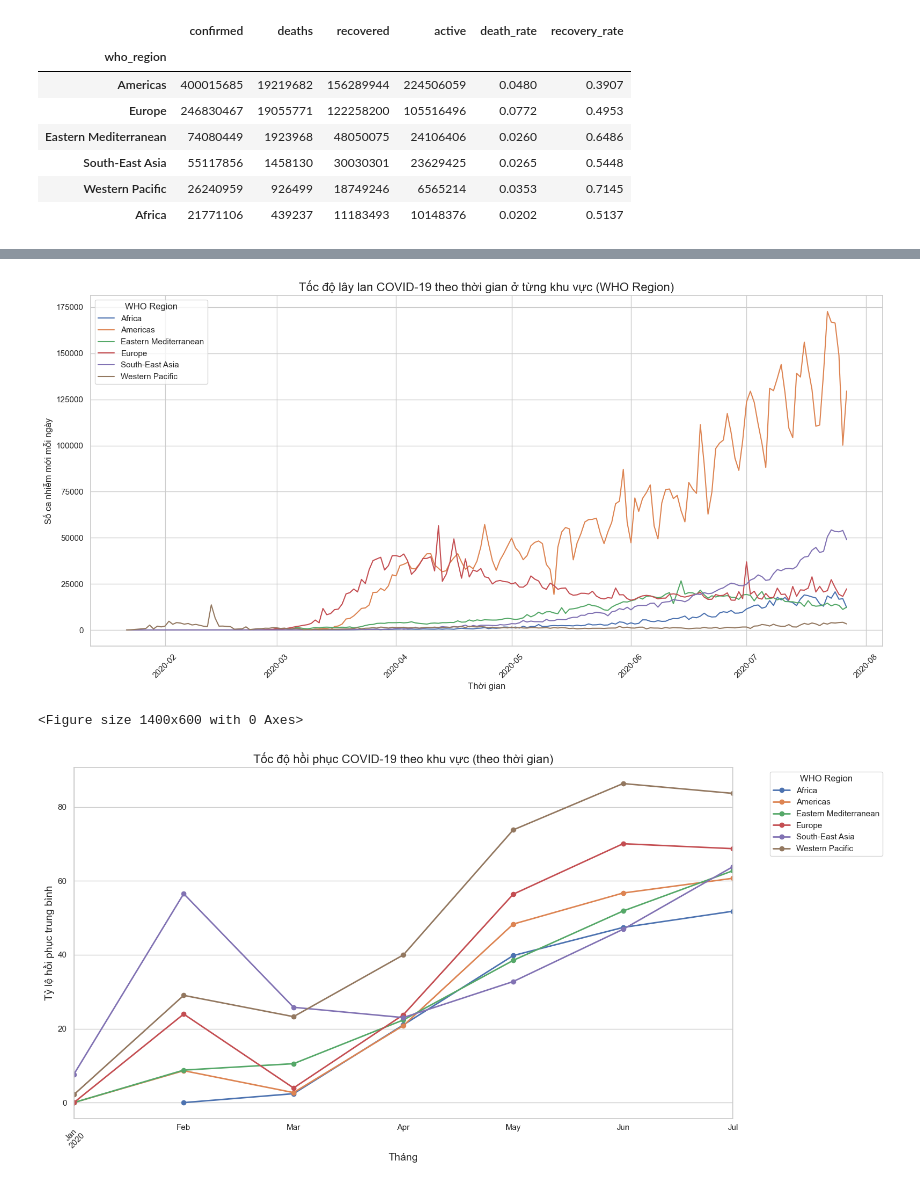
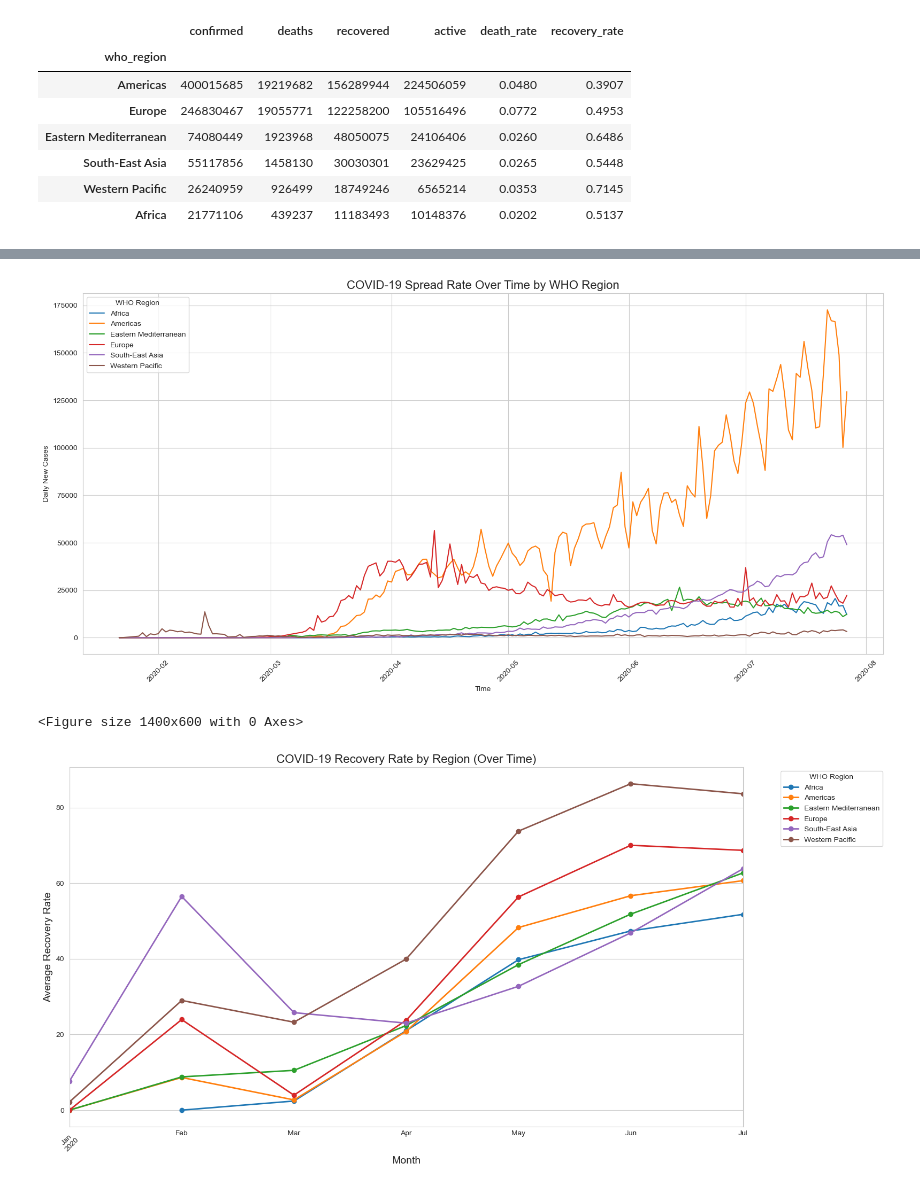
Before and after one commit to DuyLinh-Data/DA_self_learning, a Jupyter notebook: Stats_covid19/Stats_covid19.ipynb, the cells around one changed output, grey strips where cells are left out. Cells and saved outputs as stored; diff of their text form; code cells hidden in the pictures.

```diff
--- a/Stats_covid19/Stats_covid19.ipynb
+++ b/Stats_covid19/Stats_covid19.ipynb
@@ -1262,0 +1140,18 @@ Cách khác hợp lý hơn
+# %%
+# Compare based on lockdown or vaccine rollout phases
+
+# Manually label time periods based on specific milestones
+def classify_period(date):
+    if date < pd.Timestamp('2020-04-01'):
+        return 'Before lockdown'
+    elif date < pd.Timestamp('2021-01-01'):
+        return 'During lockdown'
+    elif date < pd.Timestamp('2021-06-01'):
+        return 'Vaccine rollout'
+    else:
+        return 'Post-vaccine'
+
+df['period'] = df['date'].apply(classify_period)
+
+# Calculate averages for each period
+period_stats = df.groupby('period')[['confirmed', 'deaths', 'recovered', 'death_rate', 'recovery_rate']].mean().reset_index()
@@ -1502,50 +1459,50 @@ plt.show()
 # %%
-# Phân tích tốc độ lây lan theo thời gian ở mỗi khu vực
+# Analyze COVID-19 spread rate over time by region
 
 import pandas as pd
 import matplotlib.pyplot as plt
 import seaborn as sns
 
-# Đảm bảo cột ngày có định dạng datetime
+# Ensure the date column is in datetime format
 df['date'] = pd.to_datetime(df['date'])
 
-# Loại bỏ các dòng thiếu dữ liệu new_cases hoặc who_region
+# Remove rows missing new_cases or who_region data
 df_filtered = df.dropna(subset=['new_cases', 'who_region'])
 
-# Tổng số ca nhiễm mới theo ngày và khu vực
+# Total new cases by date and region
 region_daily = df_filtered.groupby(['date', 'who_region'])['new_cases'].sum().reset_index()
 
-# Thiết lập biểu đồ
+# Set up the plot
 plt.figure(figsize=(16, 8))
 sns.lineplot(data=region_daily, x='date', y='new_cases', hue='who_region')
 
-# Tùy chỉnh biểu đồ
-plt.title('Tốc độ lây lan COVID-19 theo thời gian ở từng khu vực (WHO Region)', fontsize=16)
-plt.xlabel('Thời gian')
-plt.ylabel('Số ca nhiễm mới mỗi ngày')
+# Customize the chart
+plt.title('COVID-19 Spread Rate Over Time by WHO Region', fontsize=16)
+plt.xlabel('Time')
+plt.ylabel('Daily New Cases')
 plt.xticks(rotation=45)
 plt.legend(title='WHO Region')
 plt.tight_layout()
 
 plt.show()
 # %% [output]
-[figure, old version]
+[figure, new version]
 # %%
-# Phân tích tốc độ hồi phục theo khu vực (who_region)
-# Bước 1: Tính tốc độ hồi phục trung bình theo tháng và khu vực
+# Analyze COVID-19 recovery rate by region (who_region)
+# Step 1: Calculate average recovery rate by month and region
 
-# Tính tốc độ hồi phục trung bình theo tháng và khu vực
+# Calculate average recovery rate by month and region
 recovery_by_region = df.groupby(['month_year', 'who_region'])['recovery_rate'].mean().reset_index()
 
-# Pivot để dễ vẽ biểu đồ
+# Pivot for easier charting
 recovery_pivot = recovery_by_region.pivot(index='month_year', columns='who_region', values='recovery_rate')
 
-# Bước 2: Vẽ biểu đồ xu hướng tốc độ hồi phục
+# Step 2: Plot recovery rate trend
 plt.figure(figsize=(14, 6))
 recovery_pivot.plot(marker='o', figsize=(16, 8), linewidth=2)
-plt.title('Tốc độ hồi phục COVID-19 theo khu vực (theo thời gian)', fontsize=16)
-plt.xlabel('Tháng', fontsize=14)
-plt.ylabel('Tỷ lệ hồi phục trung bình', fontsize=14)
+plt.title('COVID-19 Recovery Rate by Region (Over Time)', fontsize=16)
+plt.xlabel('Month', fontsize=14)
+plt.ylabel('Average Recovery Rate', fontsize=14)
 plt.xticks(rotation=45)
 plt.legend(title='WHO Region', bbox_to_anchor=(1.05, 1), loc='upper left')
 plt.grid(True)
@@ -1553,5 +1510,5 @@ plt.tight_layout()
 plt.show()
 # %% [output]
 <Figure size 1400x600 with 0 Axes>
-[figure, old version]
+[figure, new version]
 # %%
```
Also changed, not shown: parts of 98 cells of this notebook.
